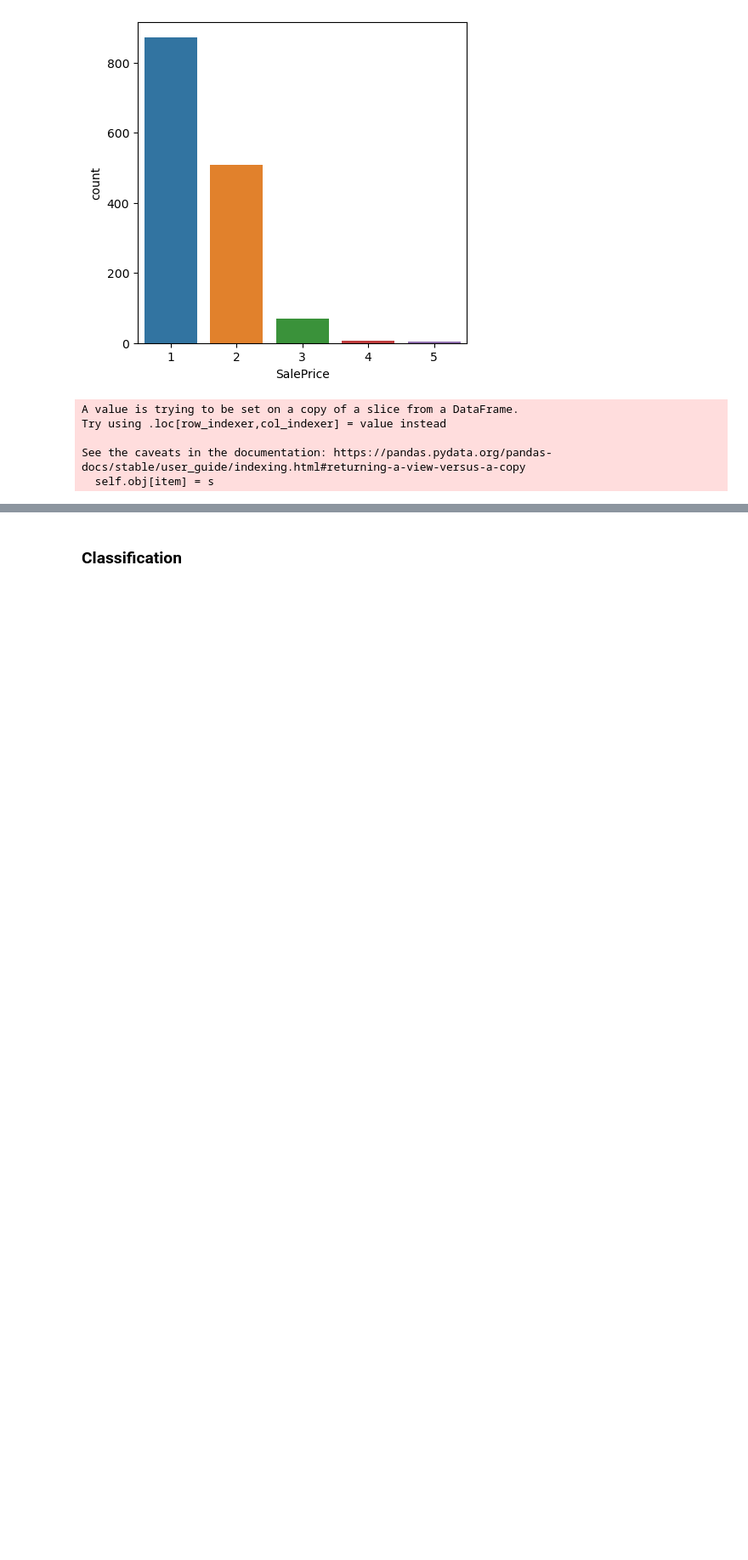
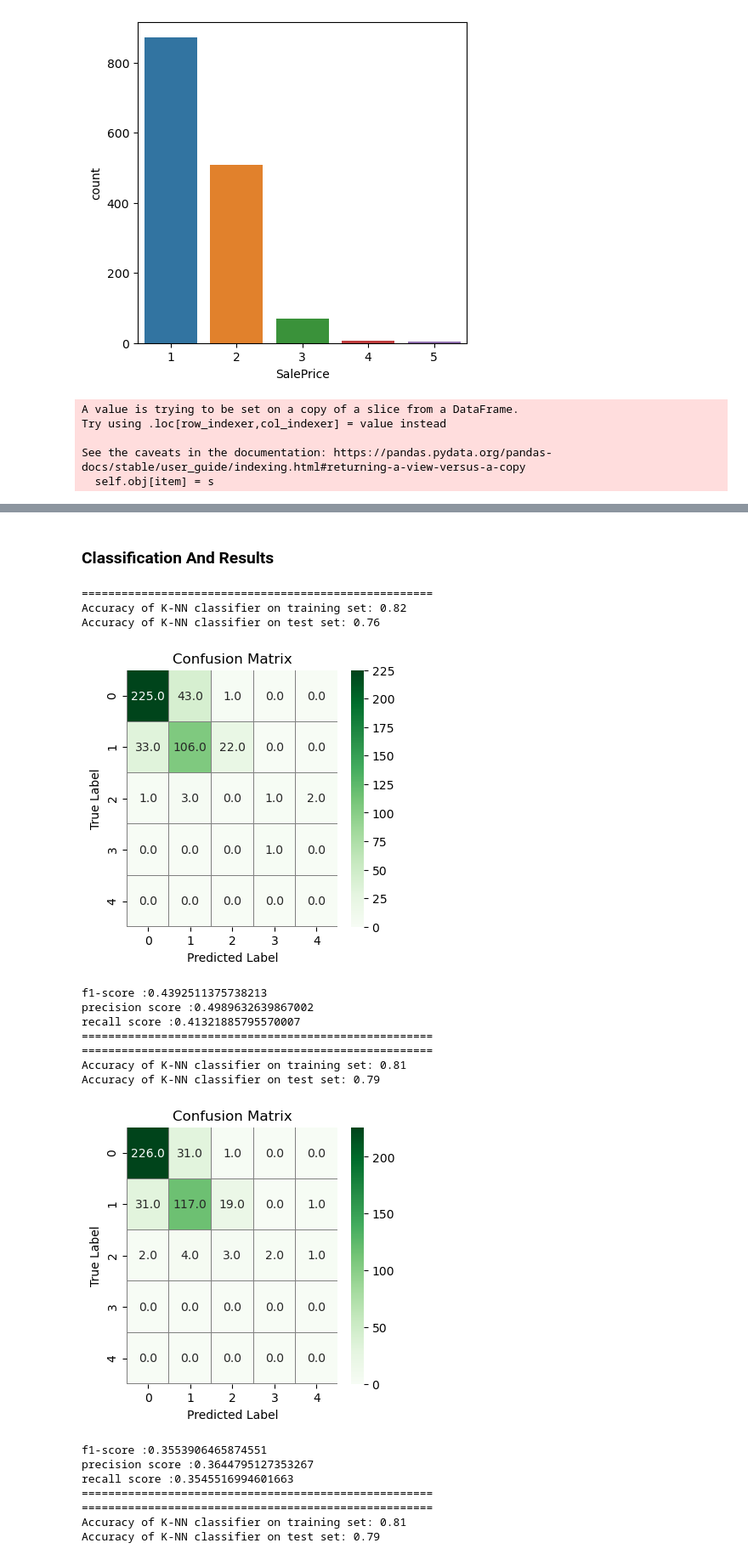
Before and after one commit to FurkanErcelebi/DataMining-Project, a Jupyter notebook: Project.ipynb, the cells around one changed output, grey strips where cells are left out. Shown at 85% size. Drawn from its saved outputs; the diff is of its cells as text; code cells hidden in the pictures; blank space fills up the shorter version.

```diff
--- a/Project.ipynb
+++ b/Project.ipynb
@@ -218,7 +278,13 @@ See the caveats in the documentation: https://pandas.pydata.org/pandas-docs/stab
 # %%
-internal_features_dataset = internal_features_dataset.replace({"Heating" : {"Floor" : 1, "GasA" : 2, "GasW": 3, "Grav": 4, "OthW" : 5, "Wall" : 6, "None" : 7},
+internal_features_dataset = internal_features_dataset.replace({
+                                "Heating" : {"Floor" : 1, "GasA" : 2, "GasW": 3, "Grav": 4, "OthW" : 5, "Wall" : 6, "None" : 7},
+                                "HeatingQC" : {"Ex" : 1, "Gd" : 2, "TA": 3, "Fa": 4, "Po" : 5, "None" :6},
+                                "FireplaceQu" : {"Ex" : 1, "Gd" : 2, "TA": 3, "Fa": 4, "Po" : 5, "None" :6},
+                                "KitchenQual" : {"Ex" : 1, "Gd" : 2, "TA": 3, "Fa": 4, "Po" : 5, "None" :6},
+                                "GarageQual" : {"Ex" : 1, "Gd" : 2, "TA": 3, "Fa": 4, "Po" : 5, "None" :6},
                                "MiscFeature" : {"Elev" : 1, "Gar2" : 2, "Othr" : 3, "Shed" : 4, "TenC": 5, "None" : 6},
                                "CentralAir" : {"N" : 1, "Y" : 2},
                                "Electrical" : {"SBrkr" : 1, "FuseA" : 2, "FuseF" : 3, "FuseP" : 4, "Mix" : 5, "None" : 6},
-                               "Utilities" : {"AllPub" : 1, "NoSewr" : 2, "NoSeWa" : 3, "ELO" : 4, "None" : 5}}
+                               "Utilities" : {"AllPub" : 1, "NoSewr" : 2, "NoSeWa" : 3, "ELO" : 4, "None" : 5}
+                                }
                              )
@@ -241,2 +346,54 @@ print(test_result.shape)
 # %% [markdown]
-### Classification
+### Classification And Results
+# %%
+def classificateByKNeighbors(train_dataset,train_result,test_dataset,test_result, num_of_class = 5):
+
+    knn = KNeighborsClassifier(num_of_class)
+    knn.fit(train_dataset, train_result)
+    print("=====================================================")
+    print('Accuracy of K-NN classifier on training set: {:.2f}'
+         .format(knn.score(train_dataset, train_result)))
+    print('Accuracy of K-NN classifier on test set: {:.2f}'
+         .format(knn.score(test_dataset, test_result)))
+
+    knn_predict_result = knn.predict(test_dataset)
+
+    result_confusion_matrix = confusion_matrix(knn_predict_result, test_result)
+
+    f,ax = plt.subplots(figsize=(4, 4))
+    sns.heatmap(result_confusion_matrix, annot=True, linewidths=0.01,cmap="Greens",linecolor="gray", fmt= '.1f',ax=ax)
+    plt.xlabel("Predicted Label")
+    plt.ylabel("True Label")
+    plt.title("Confusion Matrix")
+    plt.show()
+
+
+    print("f1-score :" + str(f1_score(test_result, knn_predict_result, average="macro")))
+    print("precision score :" + str(precision_score(test_result, knn_predict_result, average="macro")))
+    print("recall score :" + str(recall_score(test_result, knn_predict_result, average="macro")))
+    print("=====================================================")
+# %%
+
+classificateByKNeighbors(train_set,train_result,test_set,test_result,5)
+classificateByKNeighbors(train_set,train_result,test_set,test_result,10)
+classificateByKNeighbors(train_set,train_result,test_set,test_result,15)
+# %% [output]
+=====================================================
+Accuracy of K-NN classifier on training set: 0.82
+Accuracy of K-NN classifier on test set: 0.76
+[figure, added]
+f1-score :0.4392511375738213
+precision score :0.4989632639867002
+recall score :0.41321885795570007
+=====================================================
+=====================================================
+Accuracy of K-NN classifier on training set: 0.81
+Accuracy of K-NN classifier on test set: 0.79
+[figure, added]
+f1-score :0.3553906465874551
+precision score :0.3644795127353267
+recall score :0.3545516994601663
+=====================================================
+=====================================================
+Accuracy of K-NN classifier on training set: 0.81
+Accuracy of K-NN classifier on test set: 0.79
```
Also changed, not shown: parts of 23 cells of this notebook.
